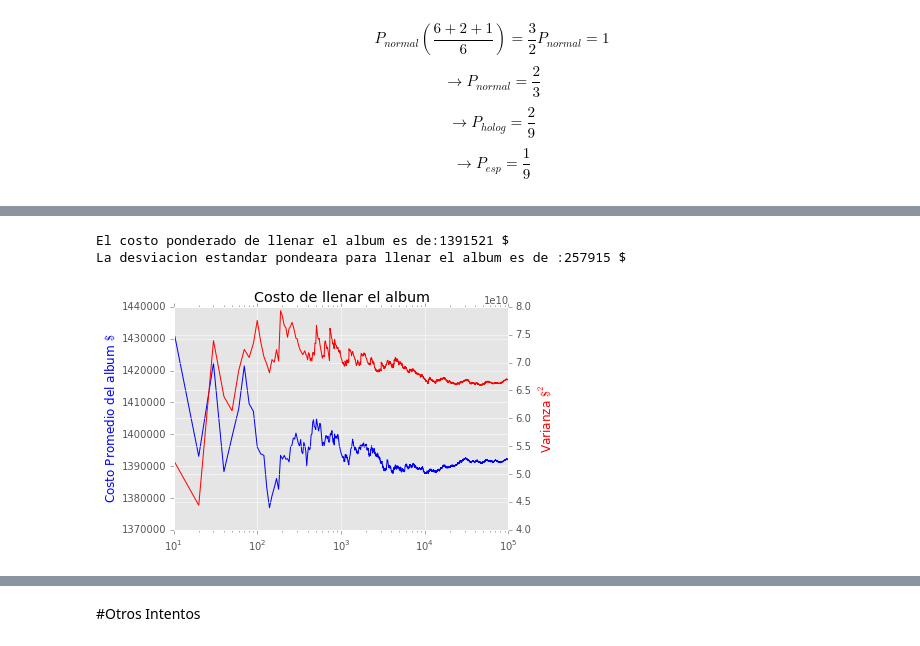
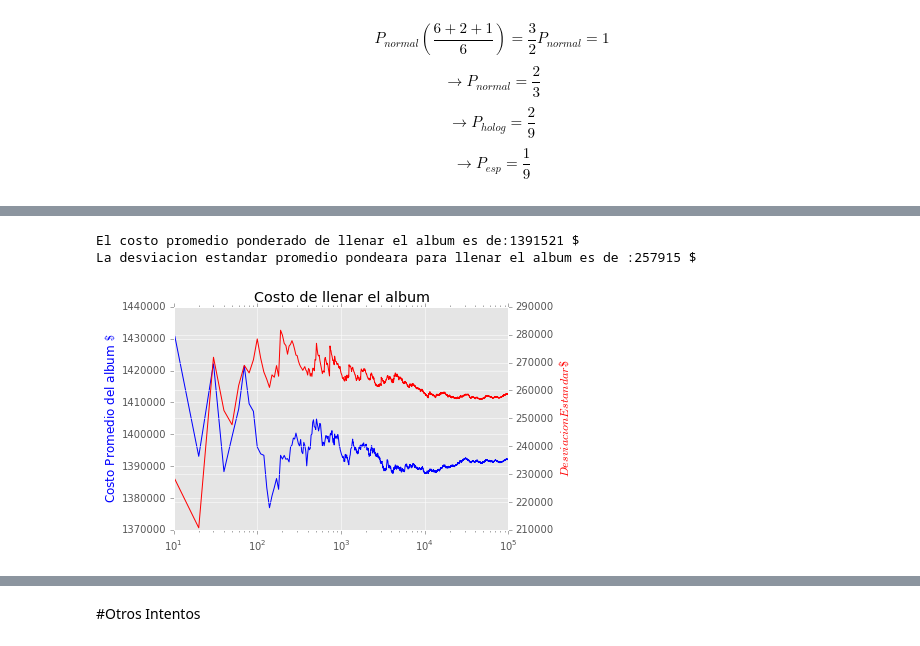
Before and after one commit to JC-AlfonsoR/CM20151_HW7_AlfonsoOrtiz, a Jupyter notebook: P1_Album_mundial/P1_Album_mundial.ipynb, the cells around one changed output, grey strips where cells are left out. Saved outputs shown, nothing was run; the diff lists cells and outputs as text; code cells hidden in the pictures.

Commit message:
Agrego Punto 1 terminado y correcciones de las imagenes en punto 2

```diff
--- a/P1_Album_mundial/P1_Album_mundial.ipynb
+++ b/P1_Album_mundial/P1_Album_mundial.ipynb
@@ -253,14 +276,14 @@ S_mean = sum(M*Sigma_c)/sum(M)
 # %%
 fig1,ax1 = subplots()
 ax1.semilogx(M,Media_c,'b')
 ax1.set_ylabel('Costo Promedio del album $\$$',color='b')
 ax2 = ax1.twinx()
-ax2.semilogx(M,Varianza_c,'r')
-ax2.set_ylabel('Varianza $\$^2$',color='r')
+ax2.semilogx(M,sqrt(Varianza_c),'r')
+ax2.set_ylabel('$Desviacion Estandar \$$',color='r')
 title('Costo de llenar el album')
-print('El costo ponderado de llenar el album es de:%.0f $'%Mu_mean)
-print('La desviacion estandar pondeara para llenar el album es de :%.0f $'%S_mean)
+print('El costo promedio ponderado de llenar el album es de:%.0f $'%Mu_mean)
+print('La desviacion estandar promedio pondeara para llenar el album es de :%.0f $'%S_mean)
 # %% [output]
-El costo ponderado de llenar el album es de:1391521 $
-La desviacion estandar pondeara para llenar el album es de :257915 $
+El costo promedio ponderado de llenar el album es de:1391521 $
+La desviacion estandar promedio pondeara para llenar el album es de :257915 $
-[figure, old version]
+[figure, new version]
```
Also changed, not shown: parts of 17 cells of this notebook, 10 other files.
